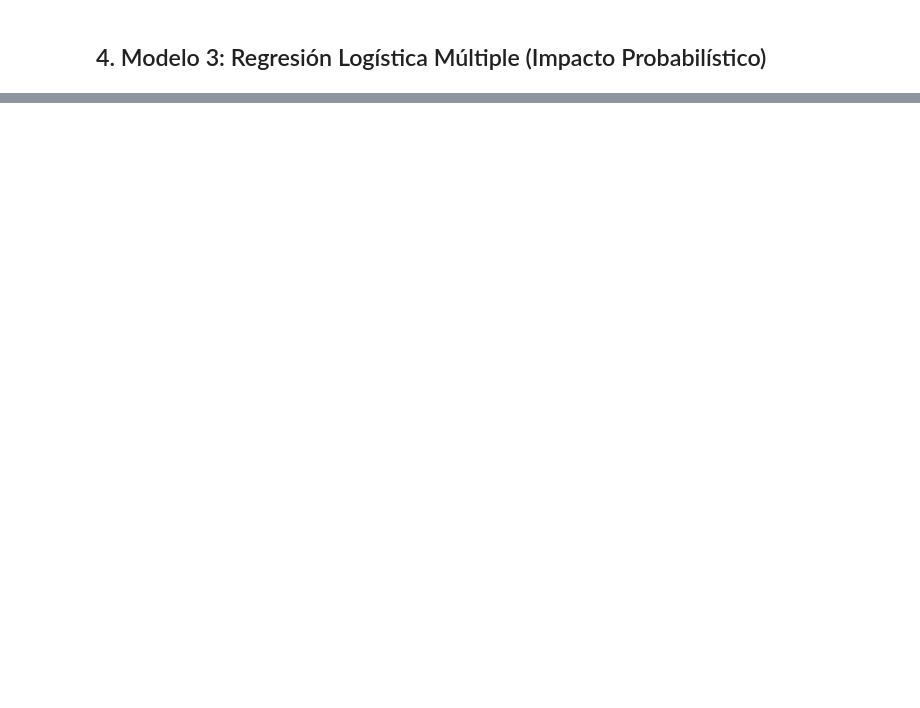
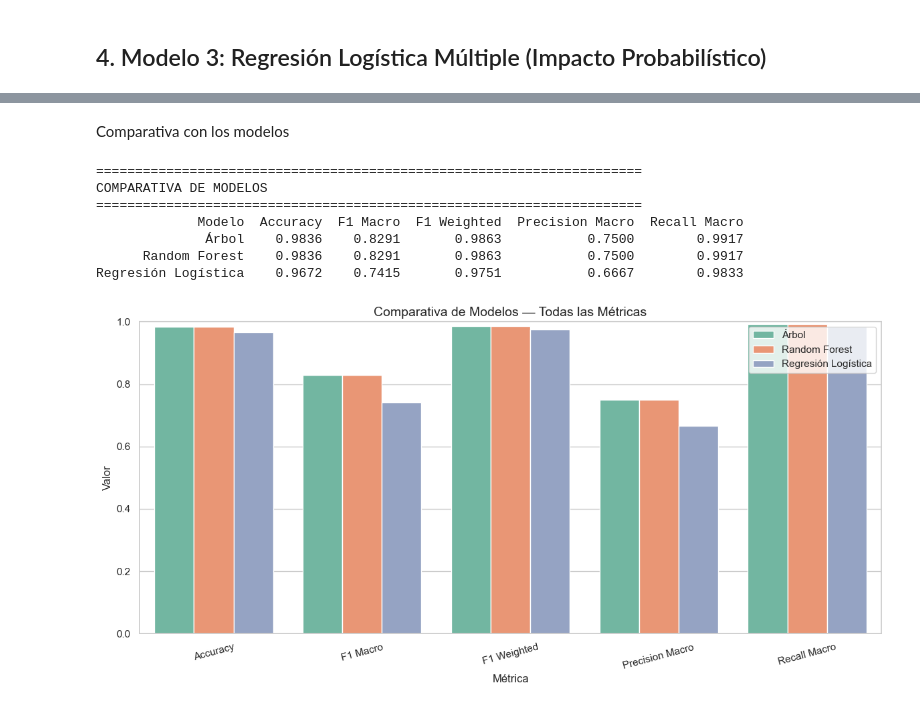
Before and after one commit to Vann06/MD_Proyecto1, a Jupyter notebook: Modelos_Predictivos/clasificacion_predictiva.ipynb, the cells around one changed output, grey strips where cells are left out. Cells and saved outputs as stored; diff of their text form; code cells hidden in the pictures; blank space fills up the shorter version.

```diff
--- a/Modelos_Predictivos/clasificacion_predictiva.ipynb
+++ b/Modelos_Predictivos/clasificacion_predictiva.ipynb
@@ -195,0 +577,50 @@ plt.show()
+# %% [markdown]
+Comparativa con los modelos
+# %%
+# ============================================================
+# TABLA COMPARATIVA DE LOS 3 MODELOS
+# ============================================================
+resultados = pd.DataFrame({
+    'Modelo': ['Árbol', 'Random Forest', 'Regresión Logística'],
+    'Accuracy':        [accuracy_score(y_test, y_pred_dt),
+                        accuracy_score(y_test, y_pred_rf),
+                        accuracy_score(y_test, y_pred_lr)],
+    'F1 Macro':        [f1_score(y_test, y_pred_dt, average='macro'),
+                        f1_score(y_test, y_pred_rf, average='macro'),
+                        f1_score(y_test, y_pred_lr, average='macro')],
+    'F1 Weighted':     [f1_score(y_test, y_pred_dt, average='weighted'),
+                        f1_score(y_test, y_pred_rf, average='weighted'),
+                        f1_score(y_test, y_pred_lr, average='weighted')],
+    'Precision Macro': [precision_score(y_test, y_pred_dt, average='macro', zero_division=0),
+                        precision_score(y_test, y_pred_rf, average='macro', zero_division=0),
+                        precision_score(y_test, y_pred_lr, average='macro', zero_division=0)],
+    'Recall Macro':    [recall_score(y_test, y_pred_dt, average='macro'),
+                        recall_score(y_test, y_pred_rf, average='macro'),
+                        recall_score(y_test, y_pred_lr, average='macro')]
+}).round(4)
+
+print("=" * 70)
+print("COMPARATIVA DE MODELOS")
+print("=" * 70)
+print(resultados.to_string(index=False))
+
+# Gráfico comparativo
+resultados_melt = resultados.melt(id_vars='Modelo', var_name='Métrica', value_name='Valor')
+
+plt.figure(figsize=(12, 6))
+sns.barplot(data=resultados_melt, x='Métrica', y='Valor', hue='Modelo', palette='Set2')
+plt.title('Comparativa de Modelos — Todas las Métricas', fontsize=14)
+plt.ylim(0, 1)
+plt.xticks(rotation=15)
+plt.legend(loc='upper right')
+plt.tight_layout()
+plt.show()
+# %% [output]
+======================================================================
+COMPARATIVA DE MODELOS
+======================================================================
+             Modelo  Accuracy  F1 Macro  F1 Weighted  Precision Macro  Recall Macro
+              Árbol    0.9836    0.8291       0.9863           0.7500        0.9917
+      Random Forest    0.9836    0.8291       0.9863           0.7500        0.9917
+Regresión Logística    0.9672    0.7415       0.9751           0.6667        0.9833
+[figure, added]
```
Also changed, not shown: parts of 12 cells of this notebook, 5 other files.
